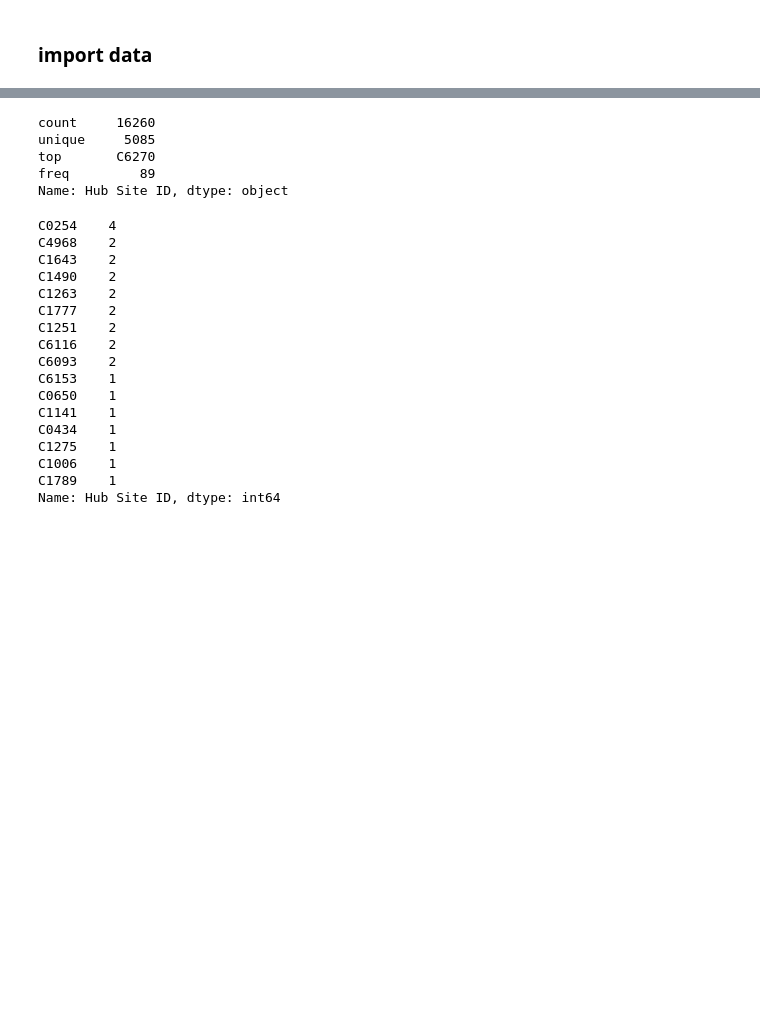
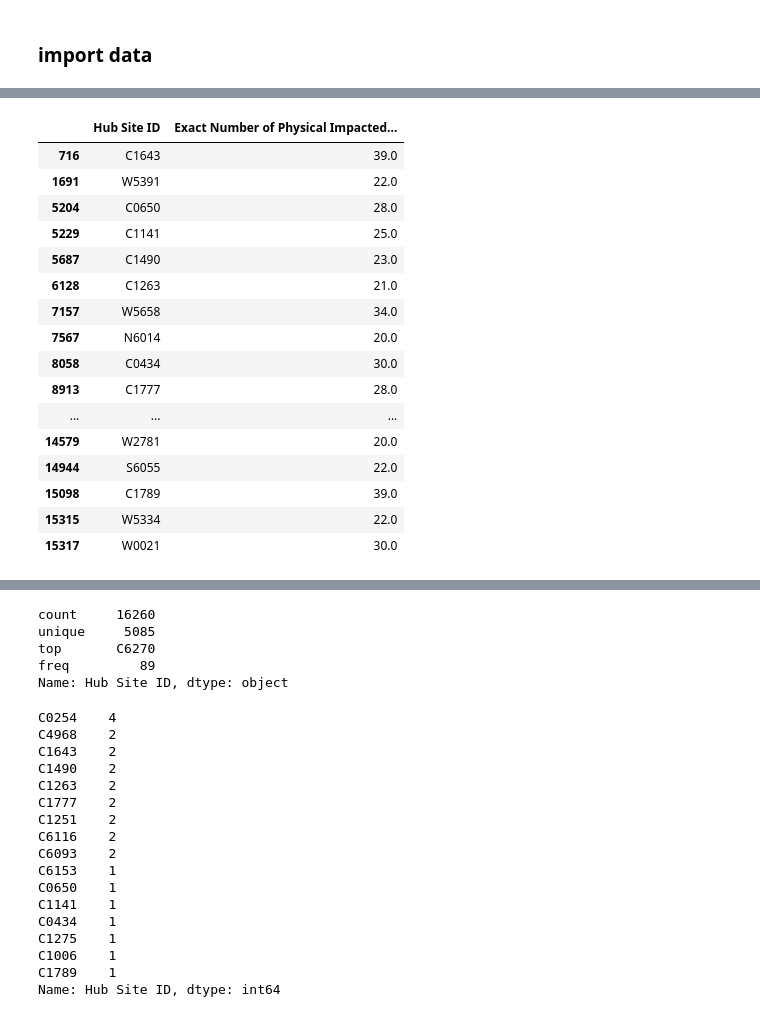
Before and after one commit to ACES-SDG/Test_Cases, a Jupyter notebook: src/NOC.ipynb, the cells around one changed output, grey strips where cells are left out. Drawn from its saved outputs; the diff is of its cells as text; code cells hidden in the pictures; blank space fills up the shorter version.

```diff
--- a/src/NOC.ipynb
+++ b/src/NOC.ipynb
@@ -6,0 +27,20 @@ df = pd.read_excel("C:/Users/Mazhar/OneDrive/Desktop/LIve_Working/practice/my_pr
+# %%
+df[df['Exact Number of Physical Impacted Sites '] >= 20 ][['Hub Site ID','Exact Number of Physical Impacted Sites ']] #.count()
+# %% [output]
+|  | Hub Site ID | Exact Number of Physical Impacted... |
+| 716 | C1643 | 39.0 |
+| 1691 | W5391 | 22.0 |
+| 5204 | C0650 | 28.0 |
+| 5229 | C1141 | 25.0 |
+| 5687 | C1490 | 23.0 |
+| 6128 | C1263 | 21.0 |
+| 7157 | W5658 | 34.0 |
+| 7567 | N6014 | 20.0 |
+| 8058 | C0434 | 30.0 |
+| 8913 | C1777 | 28.0 |
+| ... | ... | ... |
+| 14579 | W2781 | 20.0 |
+| 14944 | S6055 | 22.0 |
+| 15098 | C1789 | 39.0 |
+| 15315 | W5334 | 22.0 |
+| 15317 | W0021 | 30.0 |
```
Also changed, not shown: parts of 5 cells of this notebook, 2 other files.
